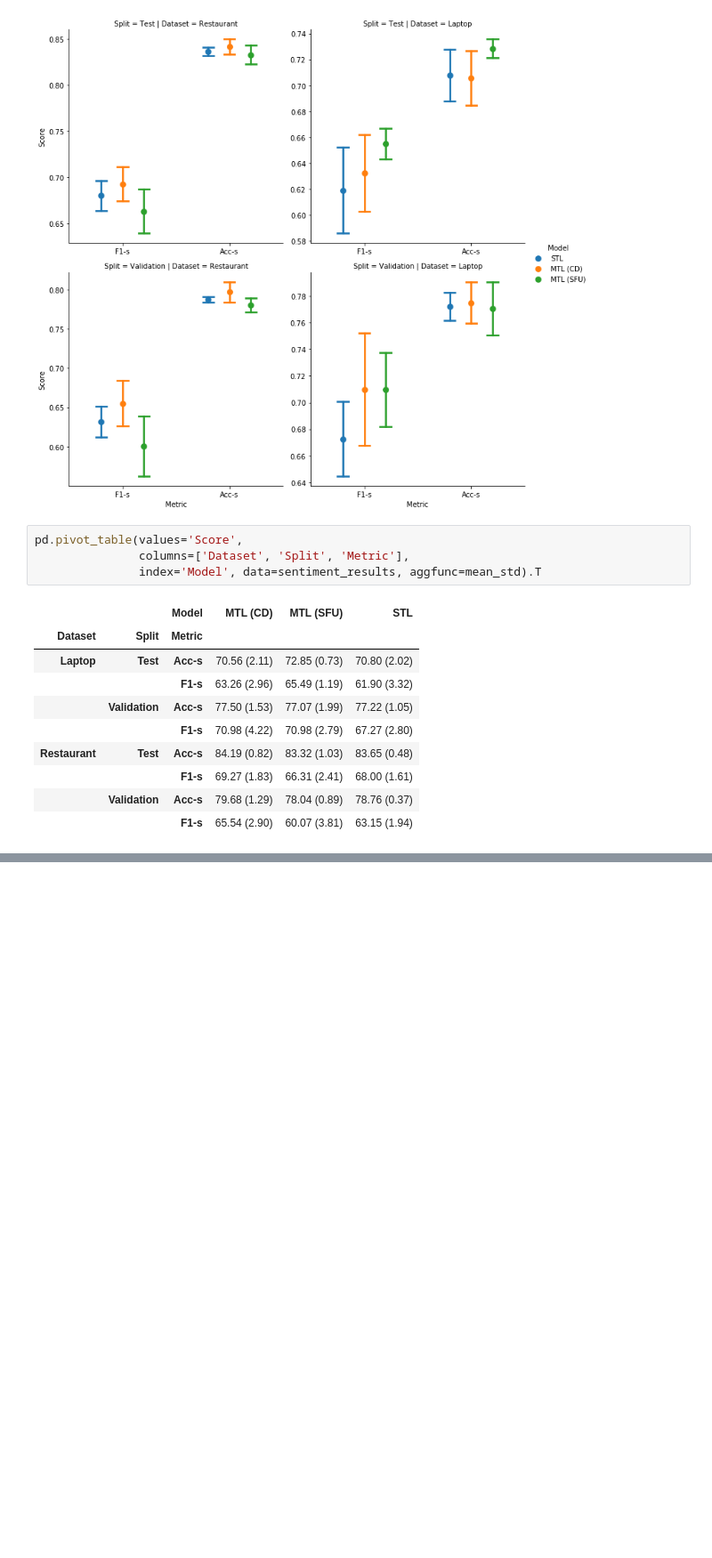
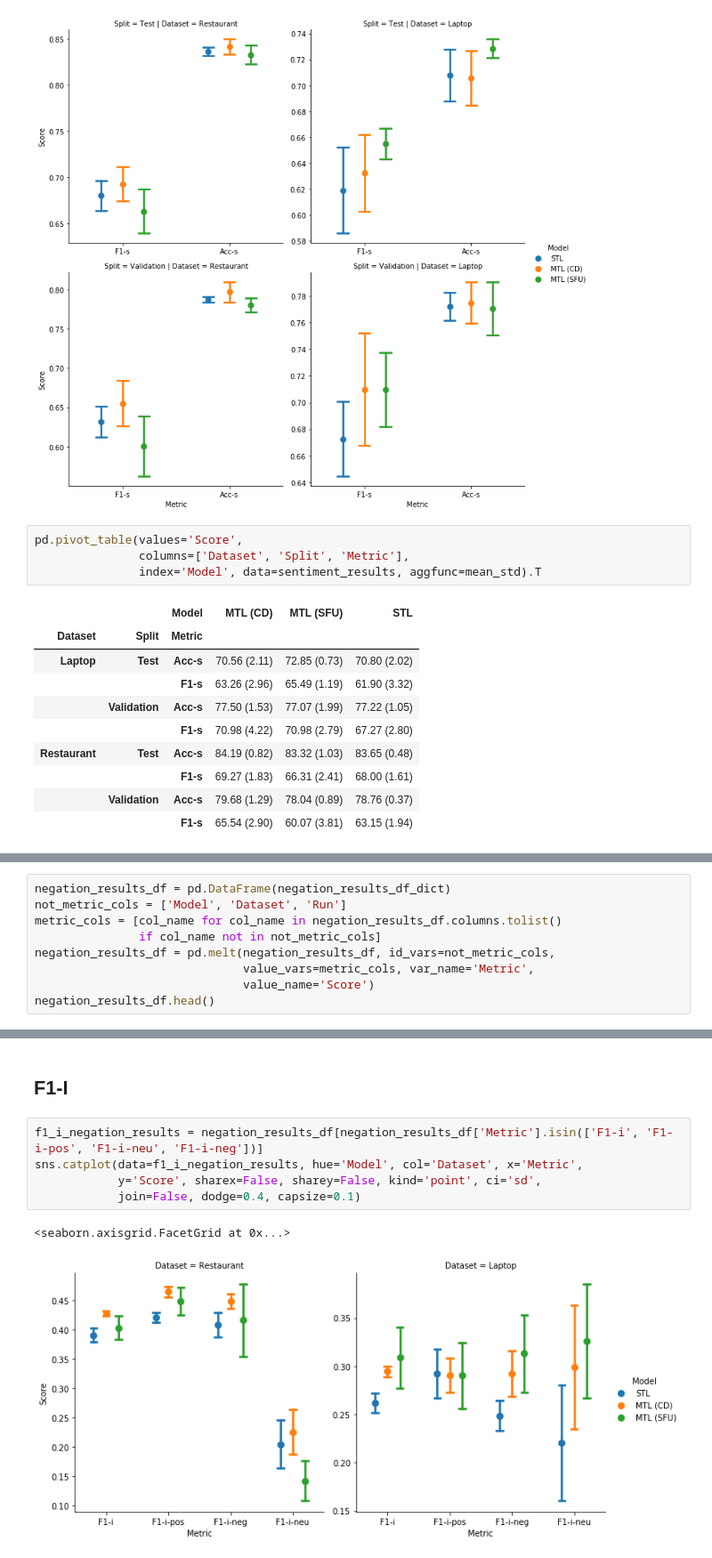
Before and after one commit to jerbarnes/multitask_negation_for_targeted_sentiment, a Jupyter notebook: notebooks/Evaluation_Metrics.ipynb, the cells around one changed output, grey strips where cells are left out. Shown at 89% size. Saved outputs shown, nothing was run; the diff lists cells and outputs as text; blank space fills up the shorter version.

Commit message:
Negation results

```diff
--- a/notebooks/Evaluation_Metrics.ipynb
+++ b/notebooks/Evaluation_Metrics.ipynb
@@ -212,0 +289,9 @@ pd.pivot_table(values='Score',
+# %%
+negation_results_df = pd.DataFrame(negation_results_df_dict)
+not_metric_cols = ['Model', 'Dataset', 'Run']
+metric_cols = [col_name for col_name in negation_results_df.columns.tolist()
+               if col_name not in not_metric_cols]
+negation_results_df = pd.melt(negation_results_df, id_vars=not_metric_cols,
+                              value_vars=metric_cols, var_name='Metric',
+                              value_name='Score')
+negation_results_df.head()
@@ -212,0 +305,10 @@ pd.pivot_table(values='Score',
+# %% [markdown]
+## F1-I
+# %%
+f1_i_negation_results = negation_results_df[negation_results_df['Metric'].isin(['F1-i', 'F1-i-pos', 'F1-i-neu', 'F1-i-neg'])]
+sns.catplot(data=f1_i_negation_results, hue='Model', col='Dataset', x='Metric',
+            y='Score', sharex=False, sharey=False, kind='point', ci='sd',
+            join=False, dodge=0.4, capsize=0.1)
+# %% [output]
+<seaborn.axisgrid.FacetGrid at 0x...>
+[figure, added]
```
Also changed, not shown: parts of 11 cells of this notebook.
